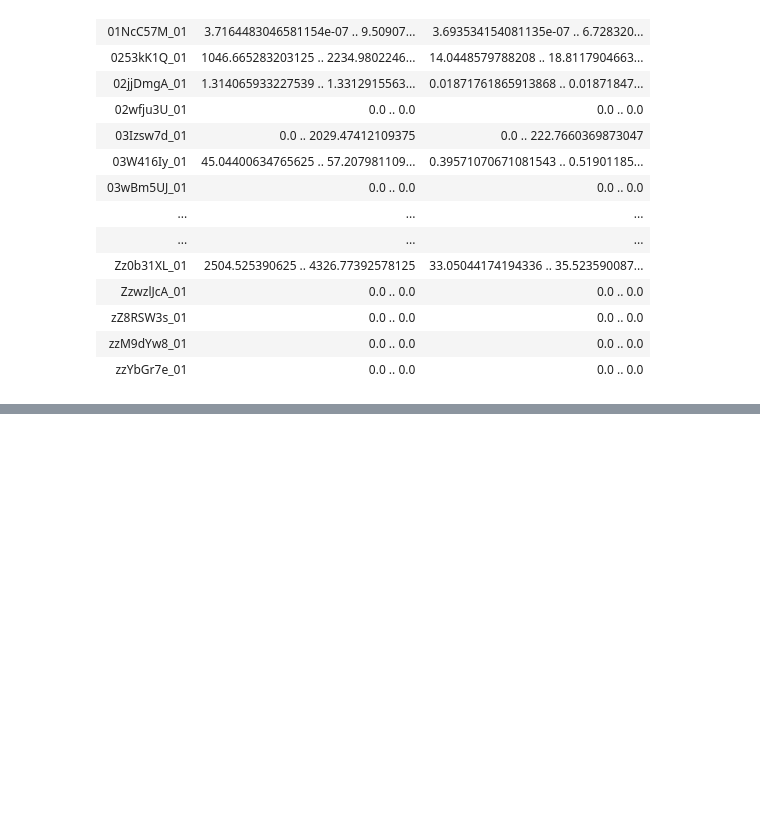
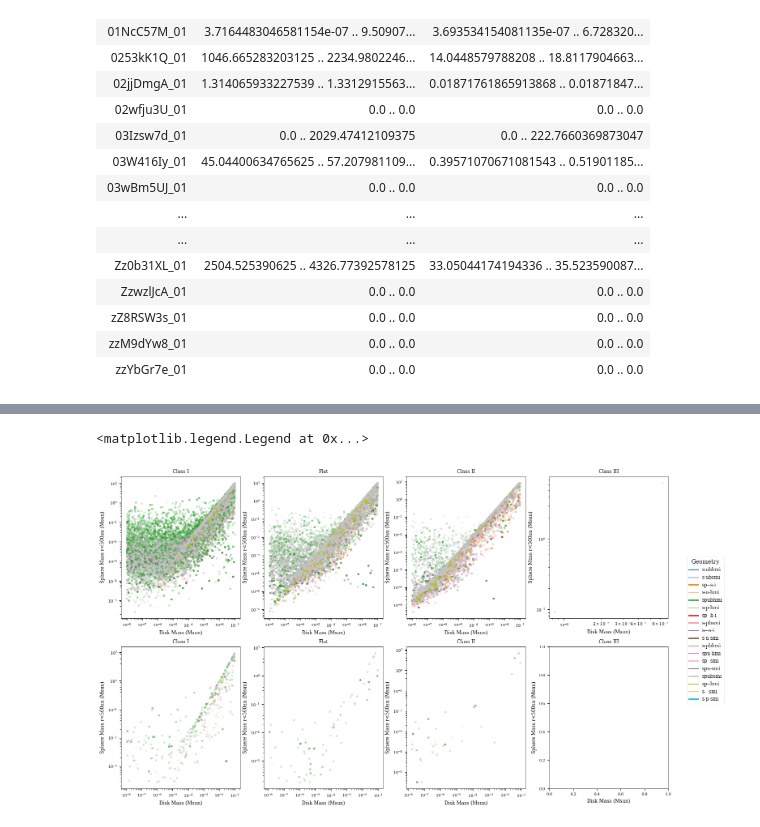
Before and after one commit to tyoo37/w51_nircam, a Jupyter notebook: analysis/SED_robitaille_jwst_sources.ipynb, the cells around one changed output, grey strips where cells are left out. Drawn from its saved outputs; the diff is of its cells as text; code cells hidden in the pictures; blank space fills up the shorter version.

```diff
--- a/analysis/SED_robitaille_jwst_sources.ipynb
+++ b/analysis/SED_robitaille_jwst_sources.ipynb
@@ -691,0 +787,71 @@ S
+# %%
+fig = plt.figure(figsize=(20,10))
+ax1 = fig.add_subplot(241)
+ax2 = fig.add_subplot(242)
+ax3 = fig.add_subplot(243)
+ax4 = fig.add_subplot(244)
+ax5 = fig.add_subplot(245)
+ax6 = fig.add_subplot(246)
+ax7 = fig.add_subplot(247)
+ax8 = fig.add_subplot(248)
+axlist = [ax1, ax2, ax3, ax4, ax5, ax6, ax7, ax8]
+cmap = plt.get_cmap('tab20')
+ii=0
+for matched_index in matched_indexes:
+    for class_name in class_names:
+        disk_masses = []
+        sphere_masses = []
+        for jj, geo in enumerate(all_gs):
+            ptbl = Table.read(f'/blue/adamginsburg/richardson.t/research/flux/r+24_models-1.2.1/{geo.split("/")[-1]}/parameters.fits')
+            ptbl.add_index('MODEL_NAME')
+            if 'disk.mass' not in ptbl.colnames:
+                continue
+            ttt = ptbl.loc[matched_index[class_name][f'{geo}']]
+            disk_mass = np.asarray(ttt['disk.mass'], dtype=float)
+            sphere_mass = np.asarray(ttt['Sphere Masses'][:, 3], dtype=float)
+
+            good = np.isfinite(disk_mass) & np.isfinite(sphere_mass) & (disk_mass > 0) & (sphere_mass > 0)
+            if not np.any(good):
+                continue
+
+            axlist[ii].scatter(
+                disk_mass[good],
+                sphere_mass[good],
+                color=cmap(jj / len(all_gs)),
+                label=geo.split('/')[-1],
+                s=10, alpha=0.2
+            )
+            disk_masses.extend(disk_mass)
+            sphere_masses.extend(sphere_mass)
+        axlist[ii].set_title(class_name)
+        axlist[ii].set_xlabel('Disk Mass (Msun)')
+        axlist[ii].set_ylabel('Sphere Mass r<500au (Msun)')
+
+        if len(axlist[ii].collections) > 0:
+            axlist[ii].set_xscale('log')
+            axlist[ii].set_yscale('log')
+        ii += 1
+
+
+geo_handles = []
+for geo_i, geo in enumerate(all_gs):
+    geo_handles.append(
+        Line2D(
+            [0], [0],
+            color=cmap(geo_i / len(all_gs)),
+            lw=2,
+            label=geo.split("/")[-1]
+        )
+    )
+fig.subplots_adjust(right=0.80)  # make space on right
+fig.legend(
+    handles=geo_handles,
+    loc="center left",
+    bbox_to_anchor=(0.82, 0.5),
+    title="Geometry",
+    fontsize="small",
+    ncol=1
+)
+# %% [output]
+<matplotlib.legend.Legend at 0x...>
+[figure, added]
```
Also changed, not shown: parts of 9 cells of this notebook, 4 other files.
